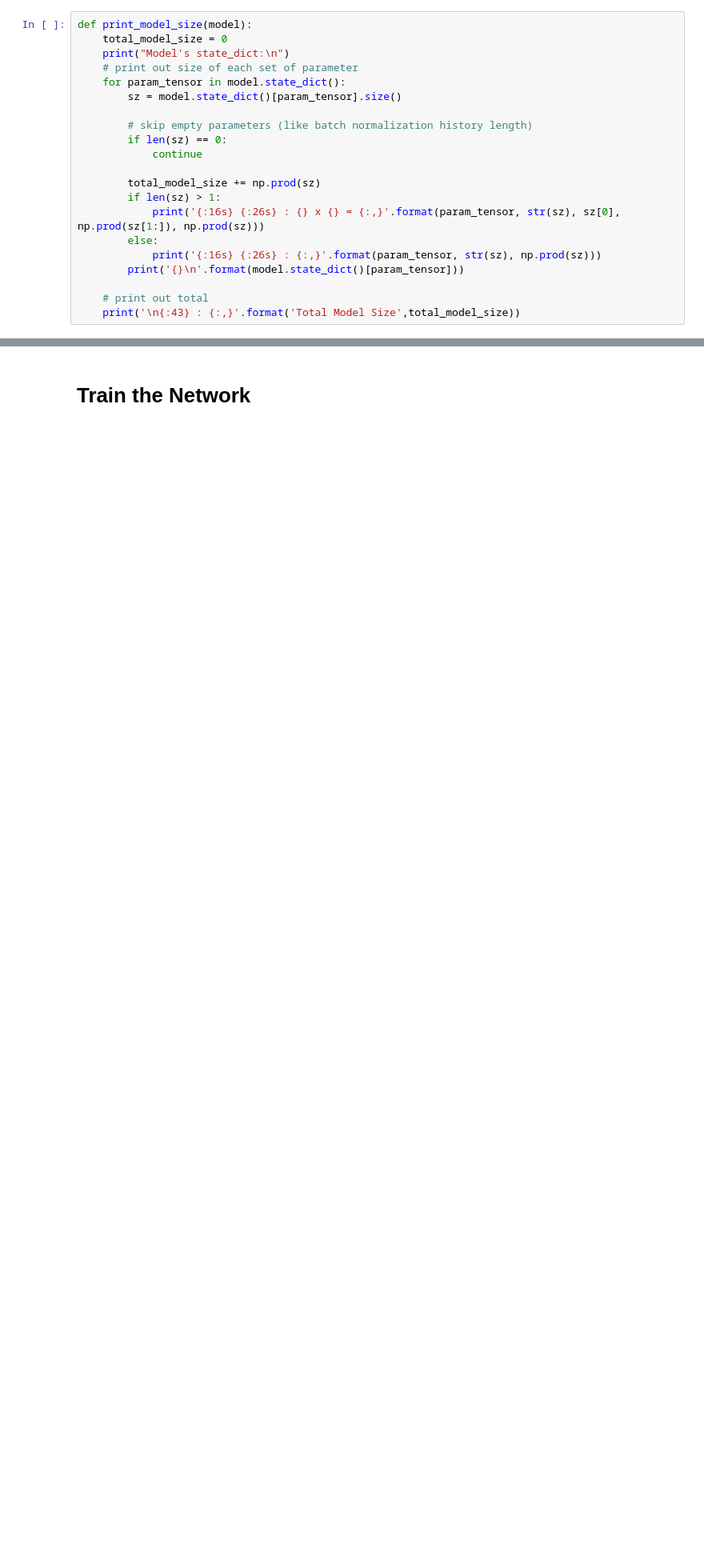
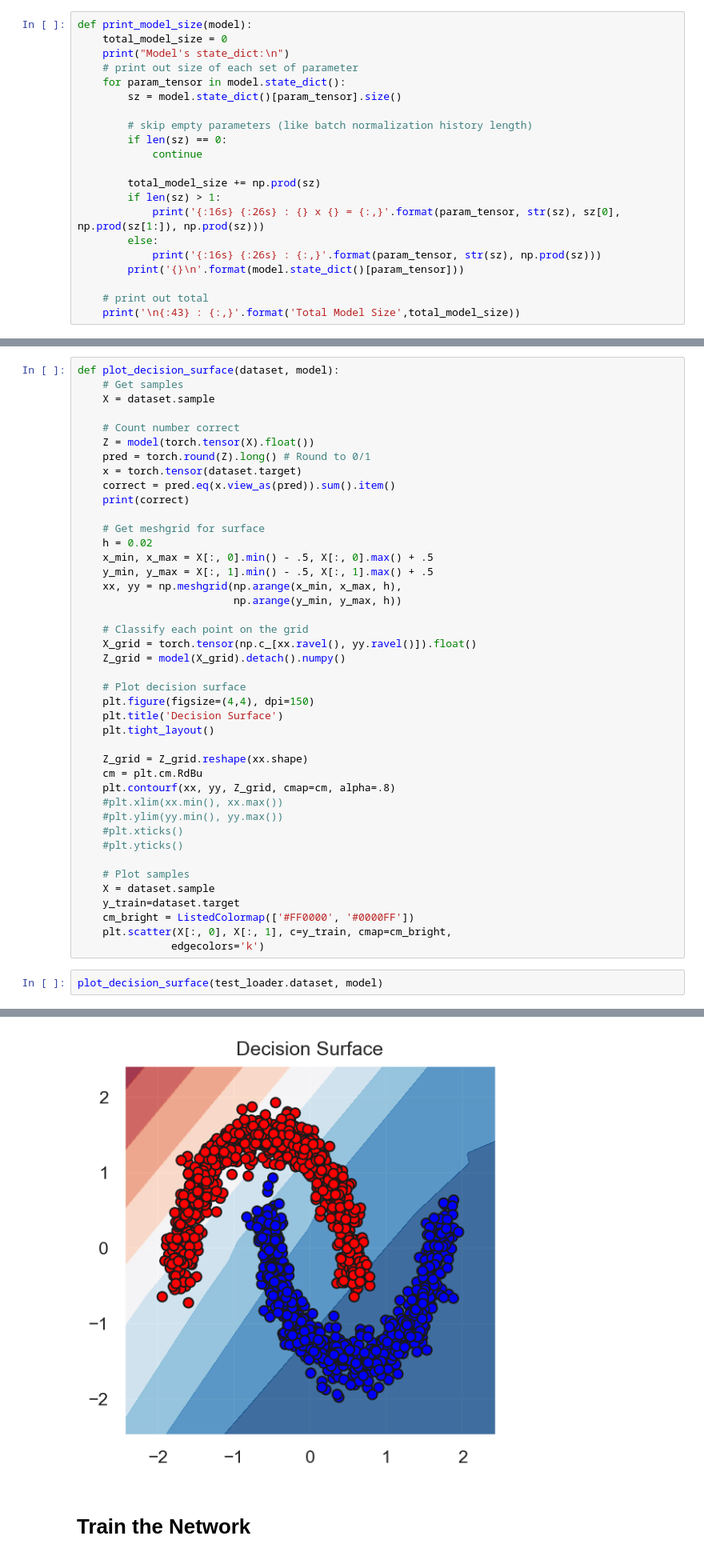
Before and after one commit to steedly/Reading, a Jupyter notebook: TwoMoons.ipynb, the cells around one changed output, grey strips where cells are left out. Shown at 80% size. Drawn from its saved outputs; the diff is of its cells as text; blank space fills up the shorter version.

Commit message:
Added function to plot decision surface Fixed bug in computing accuracy The training now runs and converges to 100% accuracy

```diff
--- a/TwoMoons.ipynb
+++ b/TwoMoons.ipynb
@@ -161,0 +165,45 @@ Total Model Size                            : 37
+# %%
+def plot_decision_surface(dataset, model):
+    # Get samples
+    X = dataset.sample
+
+    # Count number correct
+    Z = model(torch.tensor(X).float())
+    pred = torch.round(Z).long() # Round to 0/1
+    x = torch.tensor(dataset.target)
+    correct = pred.eq(x.view_as(pred)).sum().item()
+    print(correct)
+
+    # Get meshgrid for surface
+    h = 0.02
+    x_min, x_max = X[:, 0].min() - .5, X[:, 0].max() + .5
+    y_min, y_max = X[:, 1].min() - .5, X[:, 1].max() + .5
+    xx, yy = np.meshgrid(np.arange(x_min, x_max, h),
+                         np.arange(y_min, y_max, h))
+
+    # Classify each point on the grid
+    X_grid = torch.tensor(np.c_[xx.ravel(), yy.ravel()]).float()
+    Z_grid = model(X_grid).detach().numpy()
+
+    # Plot decision surface
+    plt.figure(figsize=(4,4), dpi=150)
+    plt.title('Decision Surface')
+    plt.tight_layout()
+
+    Z_grid = Z_grid.reshape(xx.shape)
+    cm = plt.cm.RdBu
+    plt.contourf(xx, yy, Z_grid, cmap=cm, alpha=.8)
+    #plt.xlim(xx.min(), xx.max())
+    #plt.ylim(yy.min(), yy.max())
+    #plt.xticks()
+    #plt.yticks()
+
+    # Plot samples
+    X = dataset.sample
+    y_train=dataset.target
+    cm_bright = ListedColormap(['#FF0000', '#0000FF'])
+    plt.scatter(X[:, 0], X[:, 1], c=y_train, cmap=cm_bright,
+               edgecolors='k')
+# %%
+plot_decision_surface(test_loader.dataset, model)
+# %% [output]
@@ -162,3 +211,4 @@ Total Model Size                            : 37
+[figure, added]
 # %% [markdown]
 # Train the Network
 # %%
```
Also changed, not shown: parts of 13 cells of this notebook.
